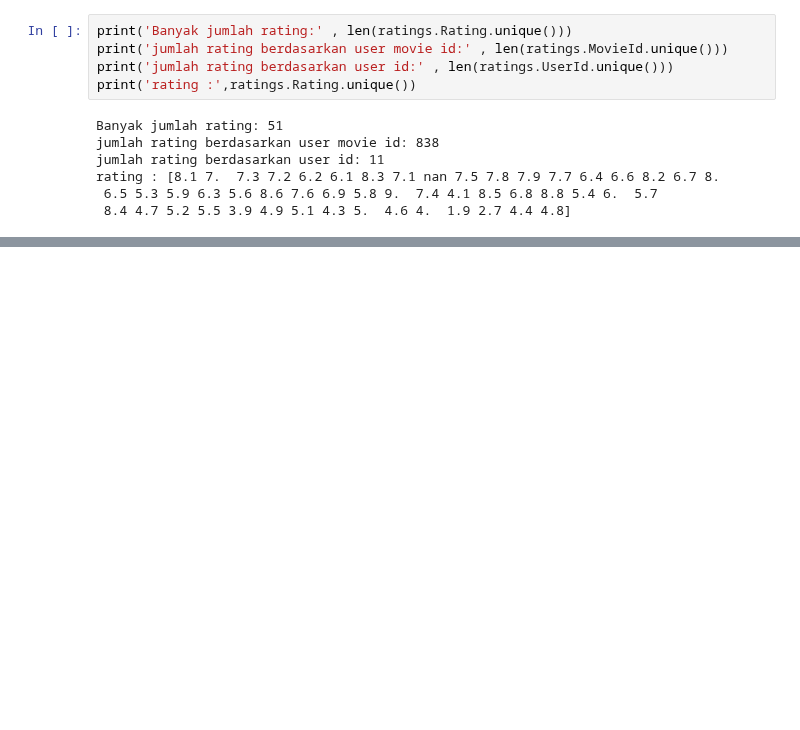
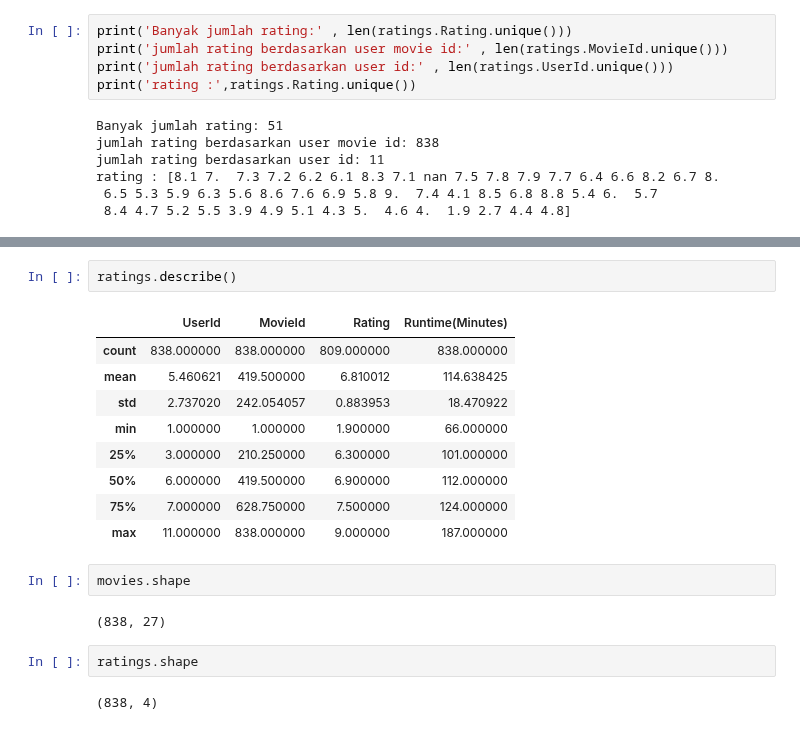
Before and after one commit to Ihbar1/ihbar.github.io, a Jupyter notebook: praktikum_sistem_rekomendasi.ipynb, the cells around one changed output, grey strips where cells are left out. Drawn from its saved outputs; the diff is of its cells as text; blank space fills up the shorter version.

```diff
--- a/praktikum_sistem_rekomendasi.ipynb
+++ b/praktikum_sistem_rekomendasi.ipynb
@@ -83,0 +103,20 @@ rating : [8.1 7.  7.3 7.2 6.2 6.1 8.3 7.1 nan 7.5 7.8 7.9 7.7 6.4 6.6 8.2 6.7 8.
+# %%
+ratings.describe()
+# %% [output]
+|  | UserId | MovieId | Rating | Runtime(Minutes) |
+| count | 838.000000 | 838.000000 | 809.000000 | 838.000000 |
+| mean | 5.460621 | 419.500000 | 6.810012 | 114.638425 |
+| std | 2.737020 | 242.054057 | 0.883953 | 18.470922 |
+| min | 1.000000 | 1.000000 | 1.900000 | 66.000000 |
+| 25% | 3.000000 | 210.250000 | 6.300000 | 101.000000 |
+| 50% | 6.000000 | 419.500000 | 6.900000 | 112.000000 |
+| 75% | 7.000000 | 628.750000 | 7.500000 | 124.000000 |
+| max | 11.000000 | 838.000000 | 9.000000 | 187.000000 |
+# %%
+movies.shape
+# %% [output]
+(838, 27)
+# %%
+ratings.shape
+# %% [output]
+(838, 4)
```
Also changed, not shown: parts of 4 cells of this notebook.
